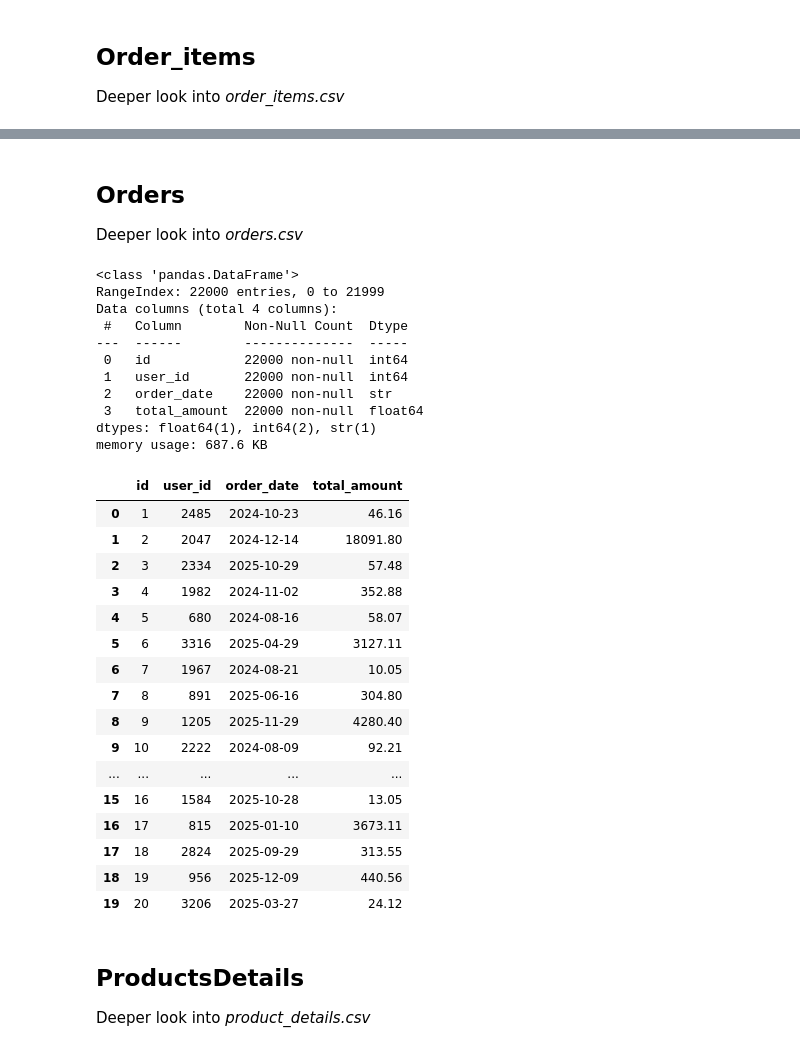
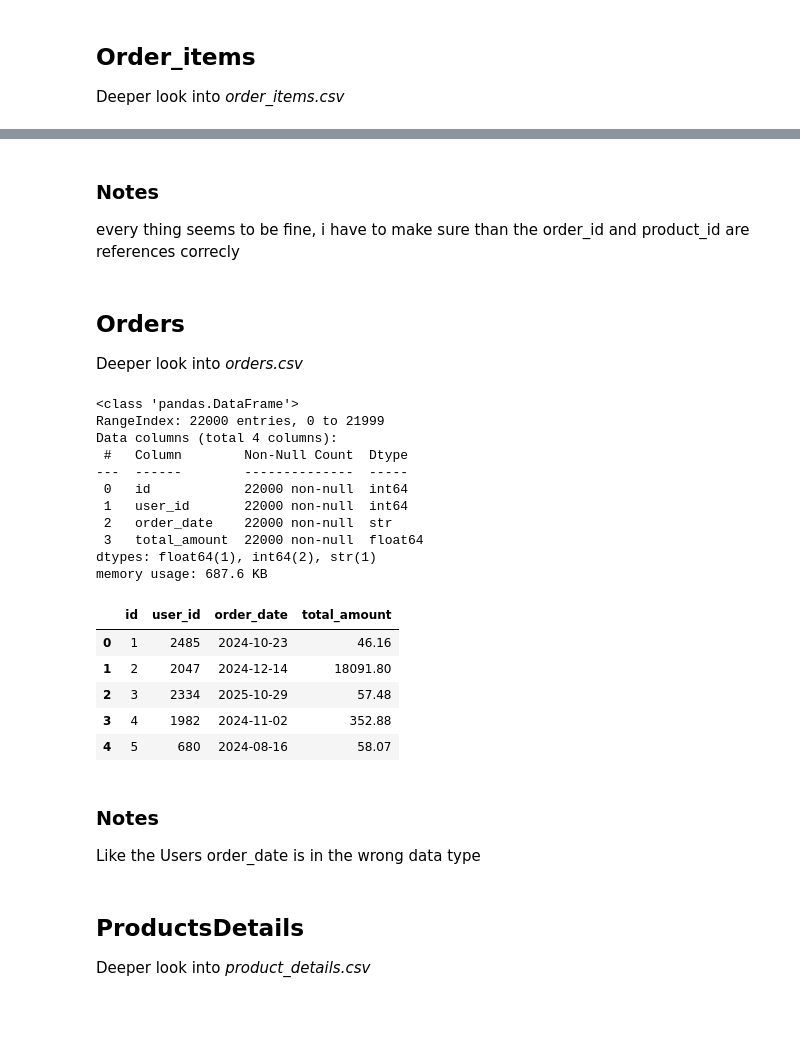
Before and after one commit to SadCloud03/e-commerse-inter-situation, a Jupyter notebook: dataBaseModel.ipynb, the cells around one changed output, grey strips where cells are left out. Cells and saved outputs as stored; diff of their text form; code cells hidden in the pictures; blank space fills up the shorter version.

```diff
--- a/dataBaseModel.ipynb
+++ b/dataBaseModel.ipynb
@@ -147,0 +156,3 @@ memory usage: 1.8 MB
+# %% [markdown]
+### Notes
+every thing seems to be fine, i have to make sure than the order_id and product_id are references correcly
@@ -151,38 +172,30 @@ Deeper look into *orders.csv*
 # %%
 # creating the data Frame
 orders_df = pd.read_csv('dataset/orders.csv')
 
 # initial info of orders_df
 orders_df.info()
 
-# this time show arround 20 again
-orders_df.head(20)
+# this time show arround 5 again
+orders_df.head()
 # %% [output]
 <class 'pandas.DataFrame'>
 RangeIndex: 22000 entries, 0 to 21999
 Data columns (total 4 columns):
  #   Column        Non-Null Count  Dtype
 ---  ------        --------------  -----
  0   id            22000 non-null  int64
  1   user_id       22000 non-null  int64
  2   order_date    22000 non-null  str
  3   total_amount  22000 non-null  float64
 dtypes: float64(1), int64(2), str(1)
 memory usage: 687.6 KB
 |  | id | user_id | order_date | total_amount |
 | 0 | 1 | 2485 | 2024-10-23 | 46.16 |
 | 1 | 2 | 2047 | 2024-12-14 | 18091.80 |
 | 2 | 3 | 2334 | 2025-10-29 | 57.48 |
 | 3 | 4 | 1982 | 2024-11-02 | 352.88 |
 | 4 | 5 | 680 | 2024-08-16 | 58.07 |
-| 5 | 6 | 3316 | 2025-04-29 | 3127.11 |
-| 6 | 7 | 1967 | 2024-08-21 | 10.05 |
-| 7 | 8 | 891 | 2025-06-16 | 304.80 |
-| 8 | 9 | 1205 | 2025-11-29 | 4280.40 |
-| 9 | 10 | 2222 | 2024-08-09 | 92.21 |
-| ... | ... | ... | ... | ... |
-| 15 | 16 | 1584 | 2025-10-28 | 13.05 |
-| 16 | 17 | 815 | 2025-01-10 | 3673.11 |
-| 17 | 18 | 2824 | 2025-09-29 | 313.55 |
-| 18 | 19 | 956 | 2025-12-09 | 440.56 |
-| 19 | 20 | 3206 | 2025-03-27 | 24.12 |
+# %% [markdown]
+### Notes
+Like the Users order_date is in the wrong data type
```
Also changed, not shown: parts of 20 cells of this notebook, 2 other files.
